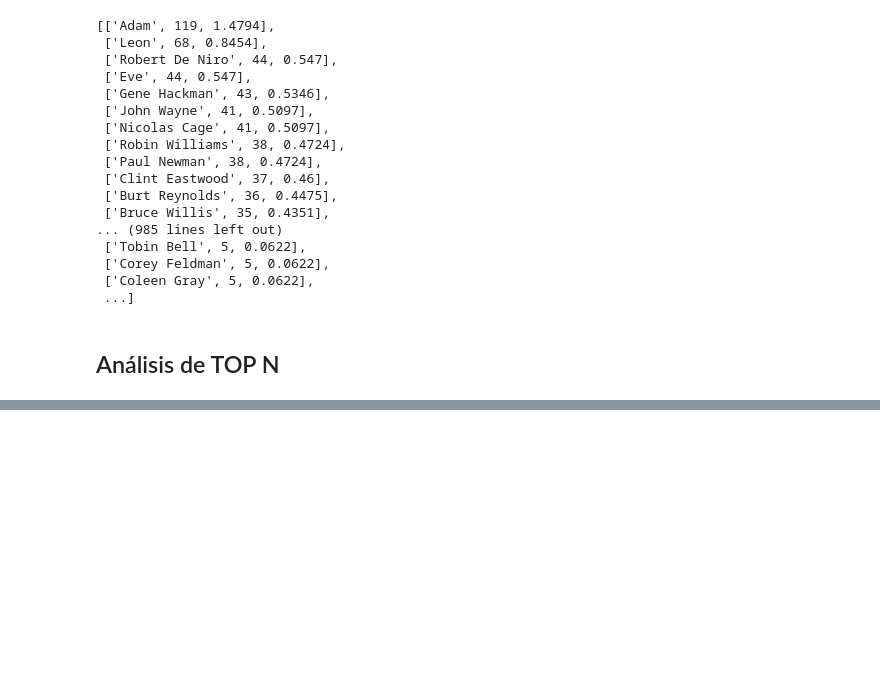
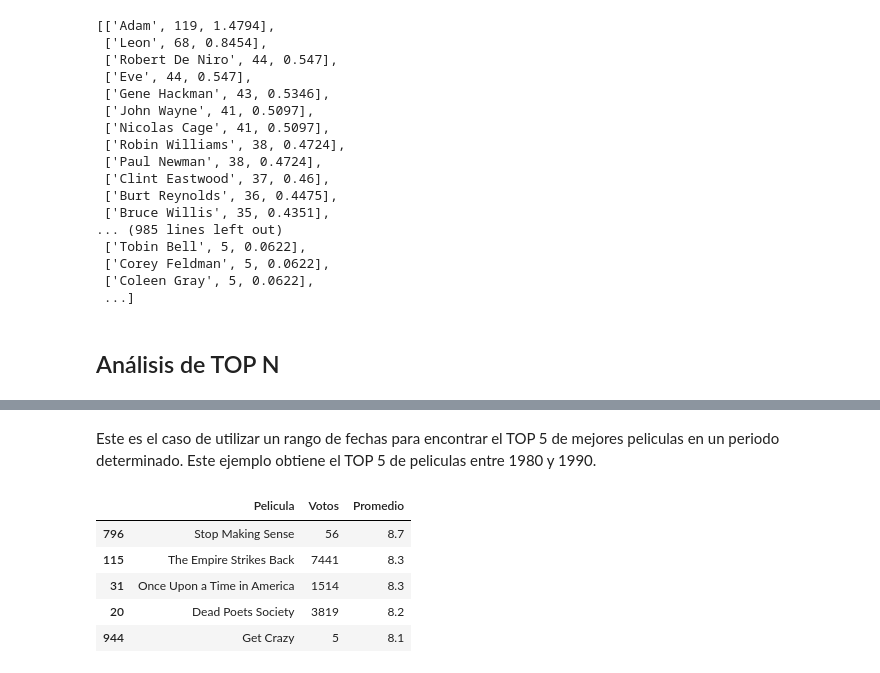
Before and after one commit to vicho-bece/Python-Data-Analytics, a Jupyter notebook: Movie_rating/movie_rate.ipynb, the cells around one changed output, grey strips where cells are left out. Saved outputs shown, nothing was run; the diff lists cells and outputs as text; code cells hidden in the pictures; blank space fills up the shorter version.

```diff
--- a/Movie_rating/movie_rate.ipynb
+++ b/Movie_rating/movie_rate.ipynb
@@ -267,0 +299,32 @@ peliculas
+# %% [markdown]
+Este es el caso de utilizar un rango de fechas para encontrar el TOP 5 de mejores peliculas en un periodo determinado.
+Este ejemplo obtiene el TOP 5 de peliculas entre 1980 y 1990.
+# %%
+lim_inf = datetime.strptime("1980-01-01", formate_date)
+lim_sup = datetime.strptime("1990-01-01", formate_date)
+
+# Dataframe para almacenar las peliculas del actor, incluye nombre, número de votos y promedio de la valoración
+peliculas = pd.DataFrame(columns=['Pelicula', 'Votos', 'Promedio'])
+
+# Iterar cada pelicula del dataset
+for i, row in data.iterrows():
+
+    dte =  datetime.strptime(row['release_date'], formate_date)
+
+    # Condicional para asegurar que el actor este en el casting de una pelicula
+    if lim_inf <= dte <= lim_sup:
+
+        peliculas.loc[len(peliculas)] = {'Pelicula': row['title'], 'Votos': row['vote_count'], 'Promedio': row['vote_average']}
+
+# Ordenar por el promedio y obtener el Top 5
+peliculas.sort_values(by='Promedio', inplace=True, ascending=False)
+peliculas = peliculas[:5]
+
+peliculas
+# %% [output]
+|  | Pelicula | Votos | Promedio |
+| 796 | Stop Making Sense | 56 | 8.7 |
+| 115 | The Empire Strikes Back | 7441 | 8.3 |
+| 31 | Once Upon a Time in America | 1514 | 8.3 |
+| 20 | Dead Poets Society | 3819 | 8.2 |
+| 944 | Get Crazy | 5 | 8.1 |
```
Also changed, not shown: parts of 7 cells of this notebook, 1 other file.
